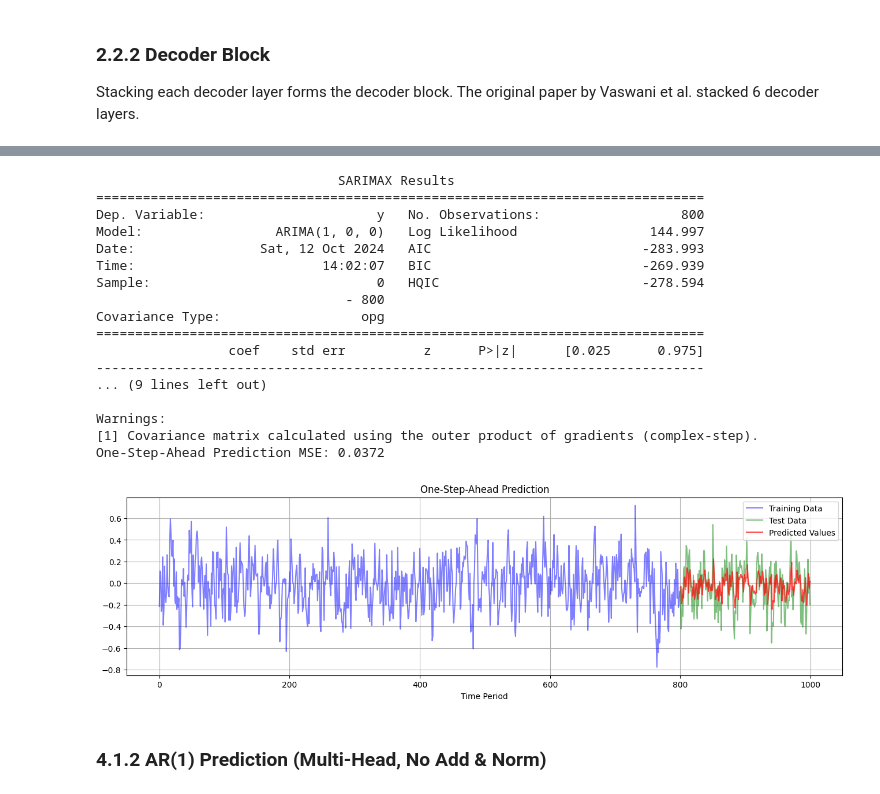
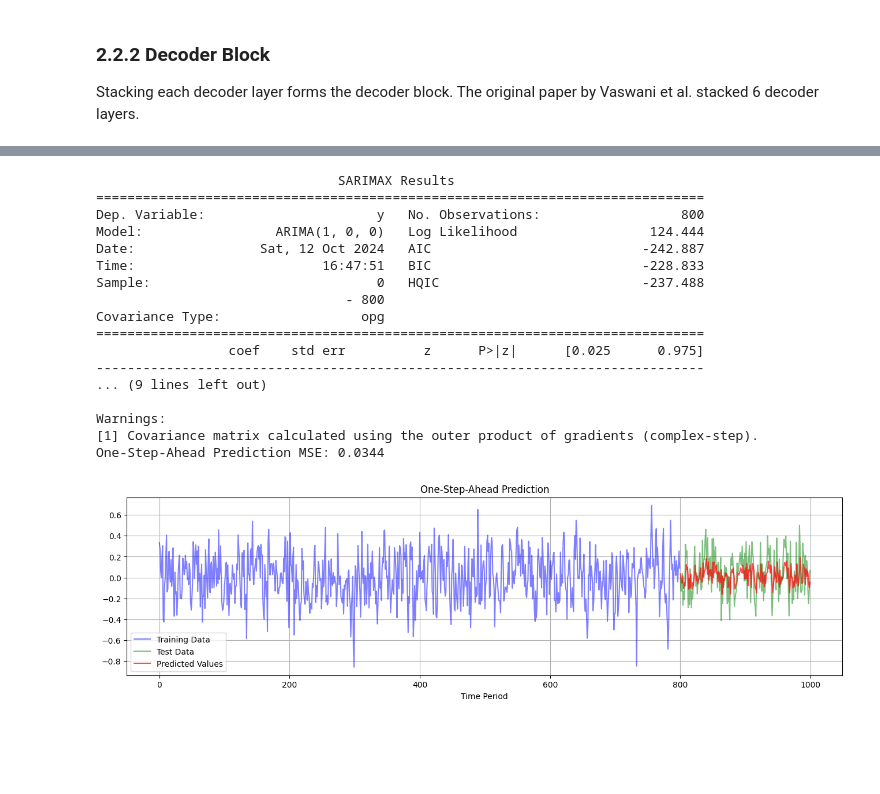
Before and after one commit to junyu-chen-academic/Transformer, a Jupyter notebook: transformer.ipynb, the cells around one changed output, grey strips where cells are left out. Cells and saved outputs as stored; diff of their text form; code cells hidden in the pictures; blank space fills up the shorter version.

```diff
--- a/transformer.ipynb
+++ b/transformer.ipynb
@@ -1046,8 +1006,8 @@ Mean Squared Error: 0.0386
 ######################################
 # split data into training (80%) and testing (20%)
 split_index = int(0.8 * n)
-train_data = y_ar1[:split_index]
-test_data = y_ar1[split_index:]
+train_data = y[:split_index]
+test_data = y[split_index:]
 
 # fit AR(1) model using statsmodels
 ar_model = sm.tsa.ARIMA(train_data, order=(1, 0, 0))  # AR(1) is ARIMA with order (1,0,0)
@@ -1059,39 +1019,37 @@ intercept_estimated = ar_model_fit.params[0]
 
 # one-step-ahead prediction
 predictions = []
 last_observed_value = train_data[-1]  # Last value from training data
 
 for t in range(len(test_data)):
   next_prediction = intercept_estimated + phi_estimated * last_observed_value
   predictions.append(next_prediction)
   last_observed_value = test_data[t]
 
 # use the fitted AR(1) model to predict one-step ahead
 #predictions = ar_model_fit.predict(start=split_index, end=n-1, dynamic=True)
 # evaluate model performance using MSE
 mse = np.mean((test_data - predictions) ** 2)
 print(f"One-Step-Ahead Prediction MSE: {mse:.4f}")
 
 # call the plotting function
-plot_predictions(predictions, y_ar1, split_ratio, 'ar1_predictions.png')
+plot_predictions(predictions, y, split_ratio, 'ar1_pred_ols.png')
 # %% [output]
                                SARIMAX Results
 ==============================================================================
 Dep. Variable:                      y   No. Observations:                  800
-Model:                 ARIMA(1, 0, 0)   Log Likelihood                 144.997
-Date:                Sat, 12 Oct 2024   AIC                           -283.993
-Time:                        14:02:07   BIC                           -269.939
-Sample:                             0   HQIC                          -278.594
+Model:                 ARIMA(1, 0, 0)   Log Likelihood                 124.444
+Date:                Sat, 12 Oct 2024   AIC                           -242.887
+Time:                        16:47:51   BIC                           -228.833
+Sample:                             0   HQIC                          -237.488
                                 - 800
 Covariance Type:                  opg
 ==============================================================================
                  coef    std err          z      P>|z|      [0.025      0.975]
 ------------------------------------------------------------------------------
 ... (9 lines left out)
 
 Warnings:
 [1] Covariance matrix calculated using the outer product of gradients (complex-step).
-One-Step-Ahead Prediction MSE: 0.0372
+One-Step-Ahead Prediction MSE: 0.0344
-[figure, old version]
+[figure, new version]
-# %% [markdown]
-### 4.1.2 AR(1) Prediction (Multi-Head, No Add & Norm)
```
Also changed, not shown: parts of 23 cells of this notebook.
